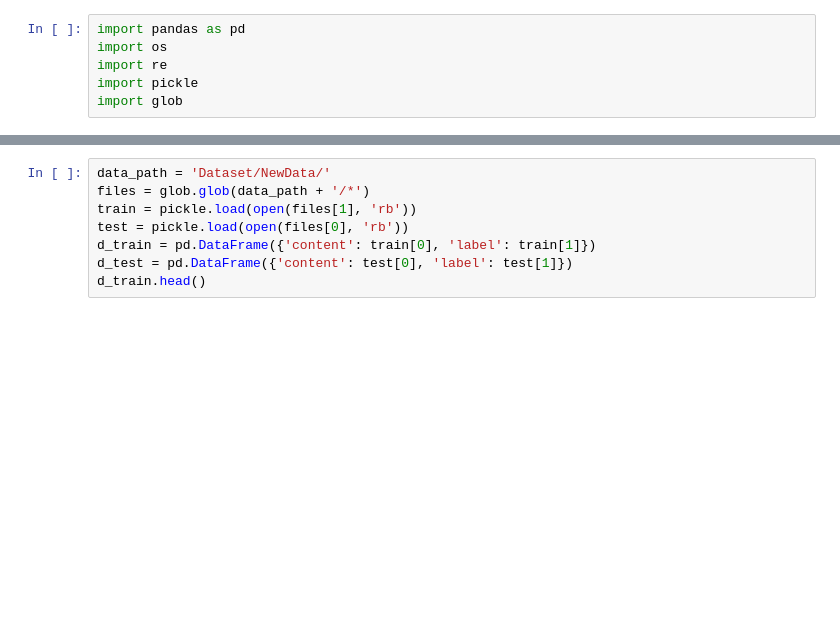
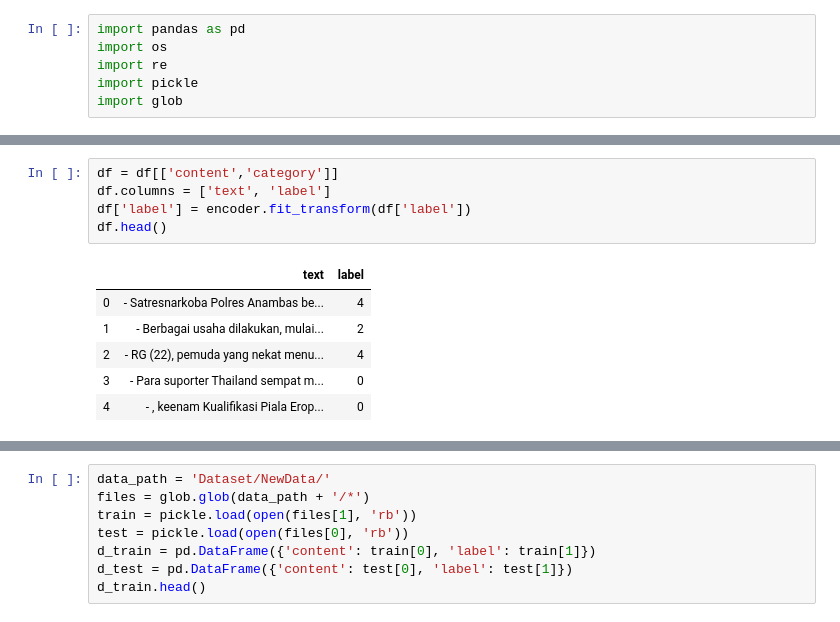
Before and after one commit to rickylukman/latihanakhir, a Jupyter notebook: ReadData_TA.ipynb, the cells around one changed output, grey strips where cells are left out. Saved outputs shown, nothing was run; the diff lists cells and outputs as text; blank space fills up the shorter version.

```diff
--- a/ReadData_TA.ipynb
+++ b/ReadData_TA.ipynb
@@ -6,0 +21,12 @@ import glob
+# %%
+df = df[['content','category']]
+df.columns = ['text', 'label']
+df['label'] = encoder.fit_transform(df['label'])
+df.head()
+# %% [output]
+|  | text | label |
+| 0 | - Satresnarkoba Polres Anambas be... | 4 |
+| 1 | - Berbagai usaha dilakukan, mulai... | 2 |
+| 2 | - RG (22), pemuda yang nekat menu... | 4 |
+| 3 | - Para suporter Thailand sempat m... | 0 |
+| 4 | - , keenam Kualifikasi Piala Erop... | 0 |
```
Also changed, not shown: parts of 12 cells of this notebook, 1 other file.
